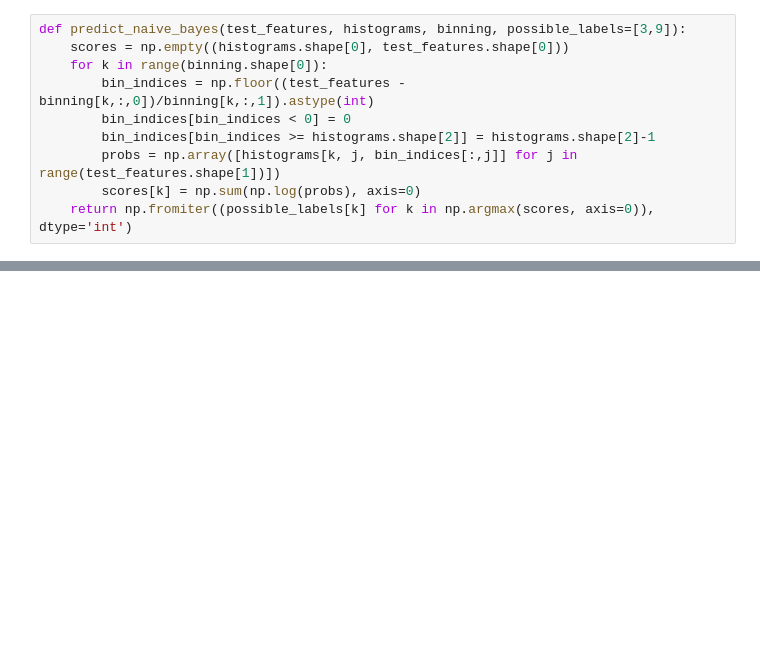
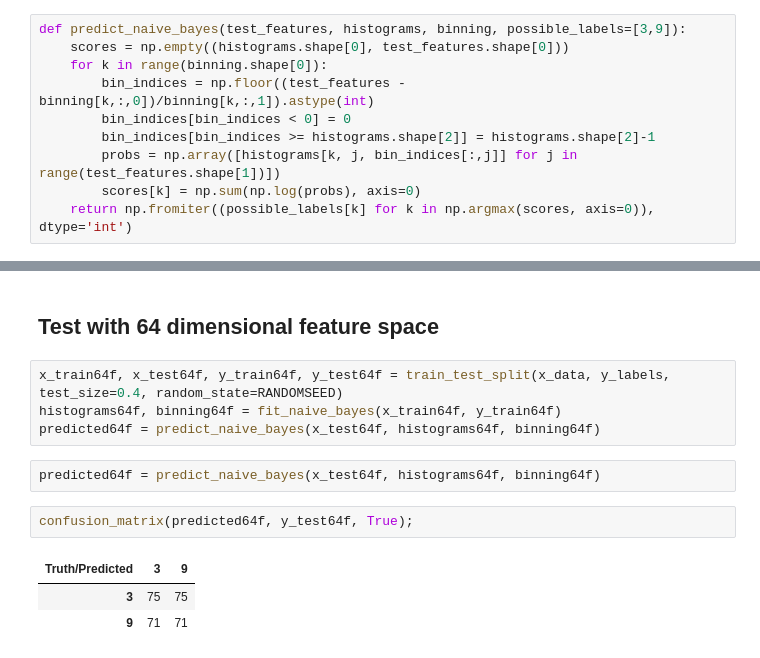
Before and after one commit to Simske/ML, a Jupyter notebook: ex03/naive-bayes.ipynb, the cells around one changed output, grey strips where cells are left out. Drawn from its saved outputs; the diff is of its cells as text; blank space fills up the shorter version.

```diff
--- a/ex03/naive-bayes.ipynb
+++ b/ex03/naive-bayes.ipynb
@@ -144,0 +203,14 @@ b = np.floor((a - binning[0,:,0]) / binning[0,:,1]).astype(int)
+# %% [markdown]
+## Test with 64 dimensional feature space
+# %%
+x_train64f, x_test64f, y_train64f, y_test64f = train_test_split(x_data, y_labels, test_size=0.4, random_state=RANDOMSEED)
+histograms64f, binning64f = fit_naive_bayes(x_train64f, y_train64f)
+predicted64f = predict_naive_bayes(x_test64f, histograms64f, binning64f)
+# %%
+predicted64f = predict_naive_bayes(x_test64f, histograms64f, binning64f)
+# %%
+confusion_matrix(predicted64f, y_test64f, True);
+# %% [output]
+| Truth/Predicted | 3 | 9 |
+| 3 | 75 | 75 |
+| 9 | 71 | 71 |
```
Also changed, not shown: parts of 25 cells of this notebook.
